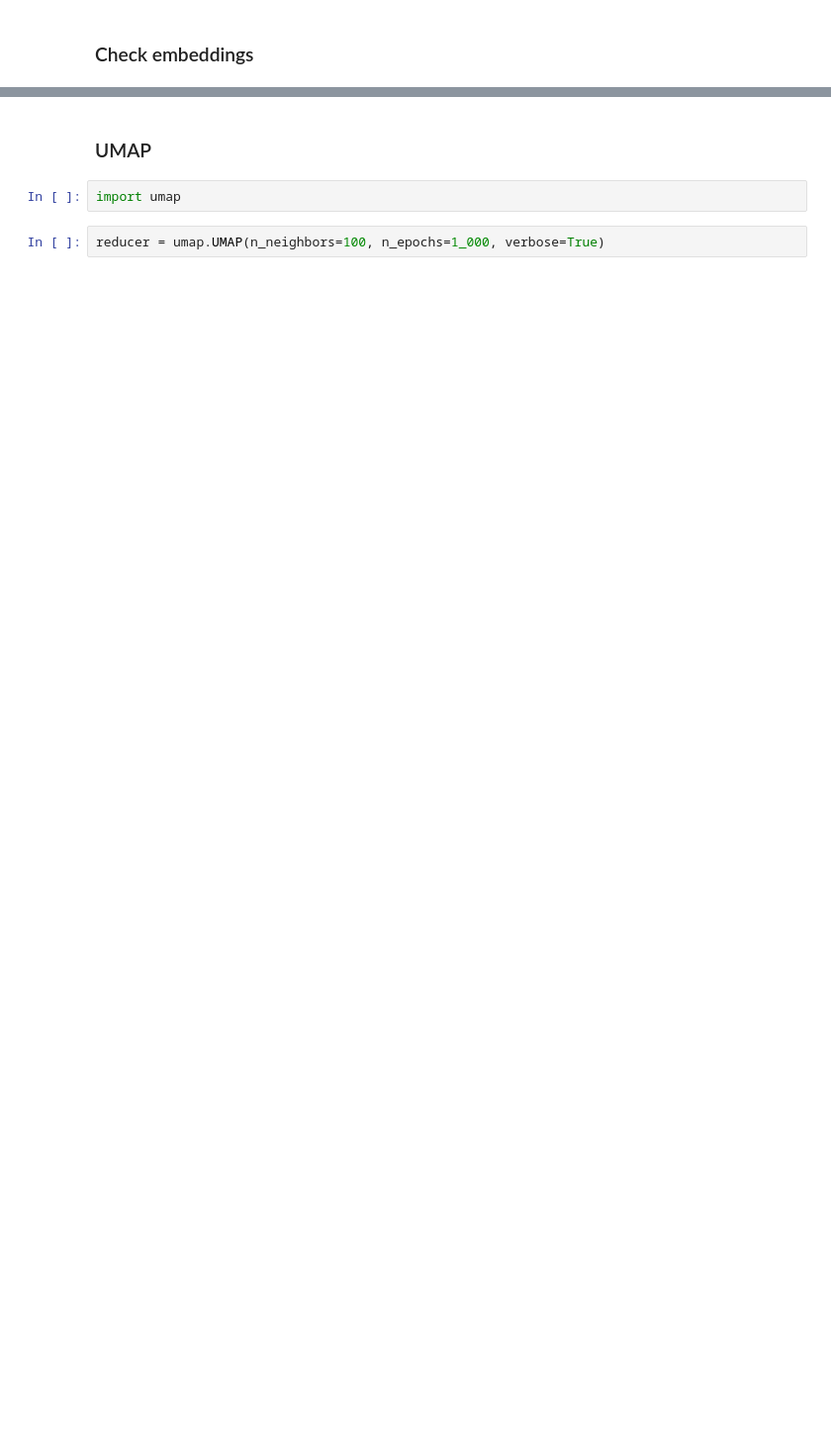
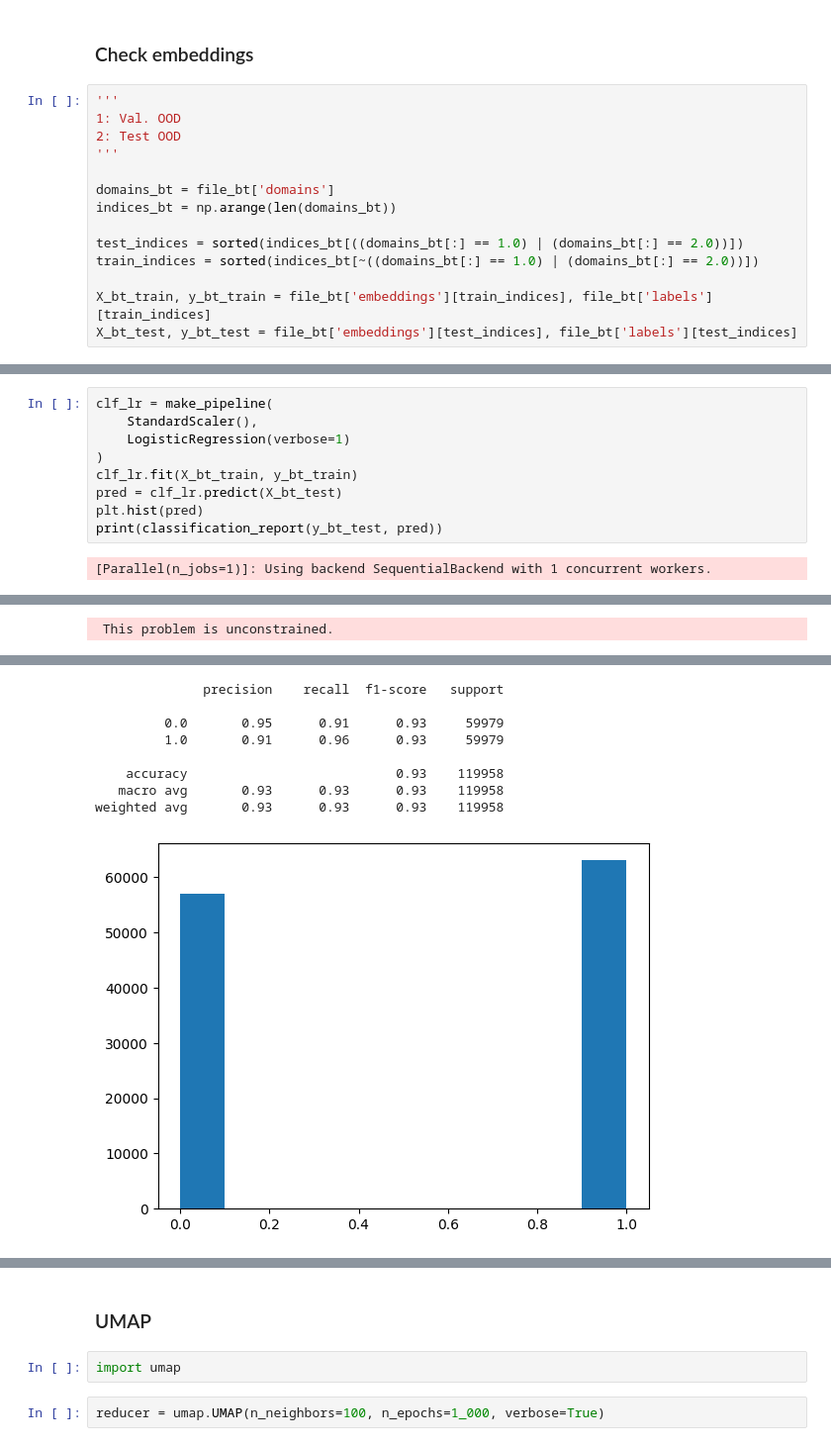
Before and after one commit to myasincifci/dispatch_smol, a Jupyter notebook: notebooks/logistic_regression.ipynb, the cells around one changed output, grey strips where cells are left out. Shown at 99% size. Drawn from its saved outputs; the diff is of its cells as text; blank space fills up the shorter version.

```diff
--- a/notebooks/logistic_regression.ipynb
+++ b/notebooks/logistic_regression.ipynb
@@ -24,3 +35,17 @@ def get_ds_indices(file, samples_pd):
     return sorted(np.concatenate([v for _,v in indices_pd.items()]))
 # %% [markdown]
 ### Check embeddings
+# %%
+'''
+1: Val. OOD
+2: Test OOD
+'''
+
+domains_bt = file_bt['domains']
+indices_bt = np.arange(len(domains_bt))
+
+test_indices = sorted(indices_bt[((domains_bt[:] == 1.0) | (domains_bt[:] == 2.0))])
+train_indices = sorted(indices_bt[~((domains_bt[:] == 1.0) | (domains_bt[:] == 2.0))])
+
+X_bt_train, y_bt_train = file_bt['embeddings'][train_indices], file_bt['labels'][train_indices]
+X_bt_test, y_bt_test = file_bt['embeddings'][test_indices], file_bt['labels'][test_indices]
@@ -26,0 +56,11 @@ def get_ds_indices(file, samples_pd):
+# %%
+clf_lr = make_pipeline(
+    StandardScaler(),
+    LogisticRegression(verbose=1)
+)
+clf_lr.fit(X_bt_train, y_bt_train)
+pred = clf_lr.predict(X_bt_test)
+plt.hist(pred)
+print(classification_report(y_bt_test, pred))
+# %% [output]
+[Parallel(n_jobs=1)]: Using backend SequentialBackend with 1 concurrent workers.
@@ -26,0 +77 @@ def get_ds_indices(file, samples_pd):
+ This problem is unconstrained.
@@ -26,0 +103,9 @@ def get_ds_indices(file, samples_pd):
+              precision    recall  f1-score   support
+
+         0.0       0.95      0.91      0.93     59979
+         1.0       0.91      0.96      0.93     59979
+
+    accuracy                           0.93    119958
+   macro avg       0.93      0.93      0.93    119958
+weighted avg       0.93      0.93      0.93    119958
+[figure, added]
```
Also changed, not shown: parts of 22 cells of this notebook.
